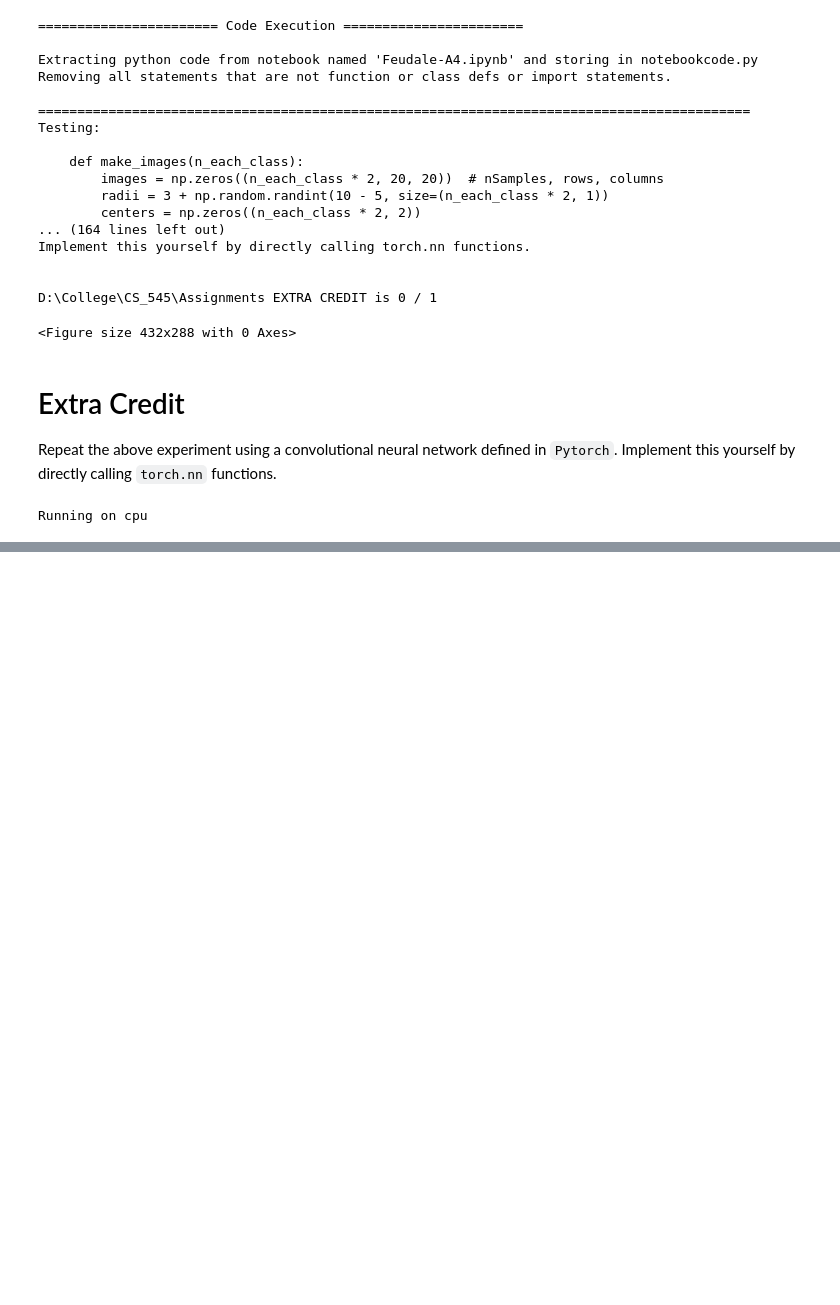
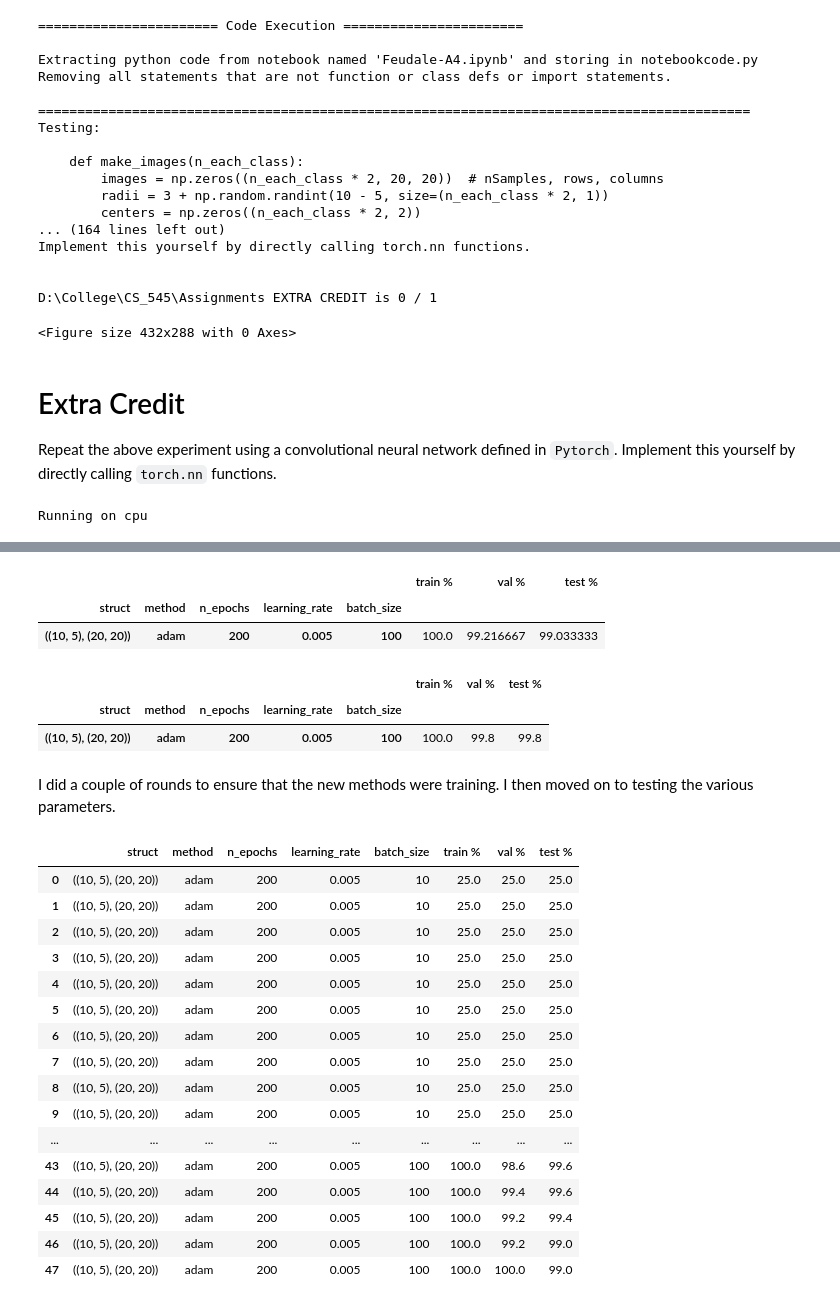
Before and after one commit to Randalthor95/CS_545, a Jupyter notebook: Assignments/Feudale-A4.ipynb, the cells around one changed output, grey strips where cells are left out. Cells and saved outputs as stored; diff of their text form; code cells hidden in the pictures; blank space fills up the shorter version.

```diff
--- a/Assignments/Feudale-A4.ipynb
+++ b/Assignments/Feudale-A4.ipynb
@@ -1235,0 +1228,51 @@ df.groupby(["struct", "method", "n_epochs", "learning_rate", "batch_size"]).max(
+# %%
+df.groupby(["struct", "method", "n_epochs", "learning_rate", "batch_size"]).mean()
+# %% [output]
+|  |  |  |  |  | train % | val % | test % |
+| struct | method | n_epochs | learning_rate | batch_size |  |  |  |
+| ((10, 5), (20, 20)) | adam | 200 | 0.005 | 100 | 100.0 | 99.216667 | 99.033333 |
+# %%
+df.groupby(["struct", "method", "n_epochs", "learning_rate", "batch_size"]).max()
+# %% [output]
+|  |  |  |  |  | train % | val % | test % |
+| struct | method | n_epochs | learning_rate | batch_size |  |  |  |
+| ((10, 5), (20, 20)) | adam | 200 | 0.005 | 100 | 100.0 | 99.8 | 99.8 |
+# %% [markdown]
+I did a couple of rounds to ensure that the new methods were training. I then moved on to testing the various parameters.
+# %%
+df = cnn_run_these_parameters(
+    X,
+    T,
+    n_folds=4,
+    structs=[[[[10, 5], [20, 20]], [4, 4], [2, 1]]],
+    # structs=[
+    #     [
+    #     [[10, 20], [5, 5]],
+    #     [5, 7],
+    #     [2, 2]
+    #     ]
+    # ],
+    methods=["adam"],
+    n_epochs=[200],
+    learning_rates=[0.005],
+    batch_sizes=[10, 25, 50, 100],
+)
+df
+# %% [output]
+|  | struct | method | n_epochs | learning_rate | batch_size | train % | val % | test % |
+| 0 | ((10, 5), (20, 20)) | adam | 200 | 0.005 | 10 | 25.0 | 25.0 | 25.0 |
+| 1 | ((10, 5), (20, 20)) | adam | 200 | 0.005 | 10 | 25.0 | 25.0 | 25.0 |
+| 2 | ((10, 5), (20, 20)) | adam | 200 | 0.005 | 10 | 25.0 | 25.0 | 25.0 |
+| 3 | ((10, 5), (20, 20)) | adam | 200 | 0.005 | 10 | 25.0 | 25.0 | 25.0 |
+| 4 | ((10, 5), (20, 20)) | adam | 200 | 0.005 | 10 | 25.0 | 25.0 | 25.0 |
+| 5 | ((10, 5), (20, 20)) | adam | 200 | 0.005 | 10 | 25.0 | 25.0 | 25.0 |
+| 6 | ((10, 5), (20, 20)) | adam | 200 | 0.005 | 10 | 25.0 | 25.0 | 25.0 |
+| 7 | ((10, 5), (20, 20)) | adam | 200 | 0.005 | 10 | 25.0 | 25.0 | 25.0 |
+| 8 | ((10, 5), (20, 20)) | adam | 200 | 0.005 | 10 | 25.0 | 25.0 | 25.0 |
+| 9 | ((10, 5), (20, 20)) | adam | 200 | 0.005 | 10 | 25.0 | 25.0 | 25.0 |
+| ... | ... | ... | ... | ... | ... | ... | ... | ... |
+| 43 | ((10, 5), (20, 20)) | adam | 200 | 0.005 | 100 | 100.0 | 98.6 | 99.6 |
+| 44 | ((10, 5), (20, 20)) | adam | 200 | 0.005 | 100 | 100.0 | 99.4 | 99.6 |
+| 45 | ((10, 5), (20, 20)) | adam | 200 | 0.005 | 100 | 100.0 | 99.2 | 99.4 |
+| 46 | ((10, 5), (20, 20)) | adam | 200 | 0.005 | 100 | 100.0 | 99.2 | 99.0 |
+| 47 | ((10, 5), (20, 20)) | adam | 200 | 0.005 | 100 | 100.0 | 100.0 | 99.0 |
```
Also changed, not shown: parts of 35 cells of this notebook, 4 other files.
